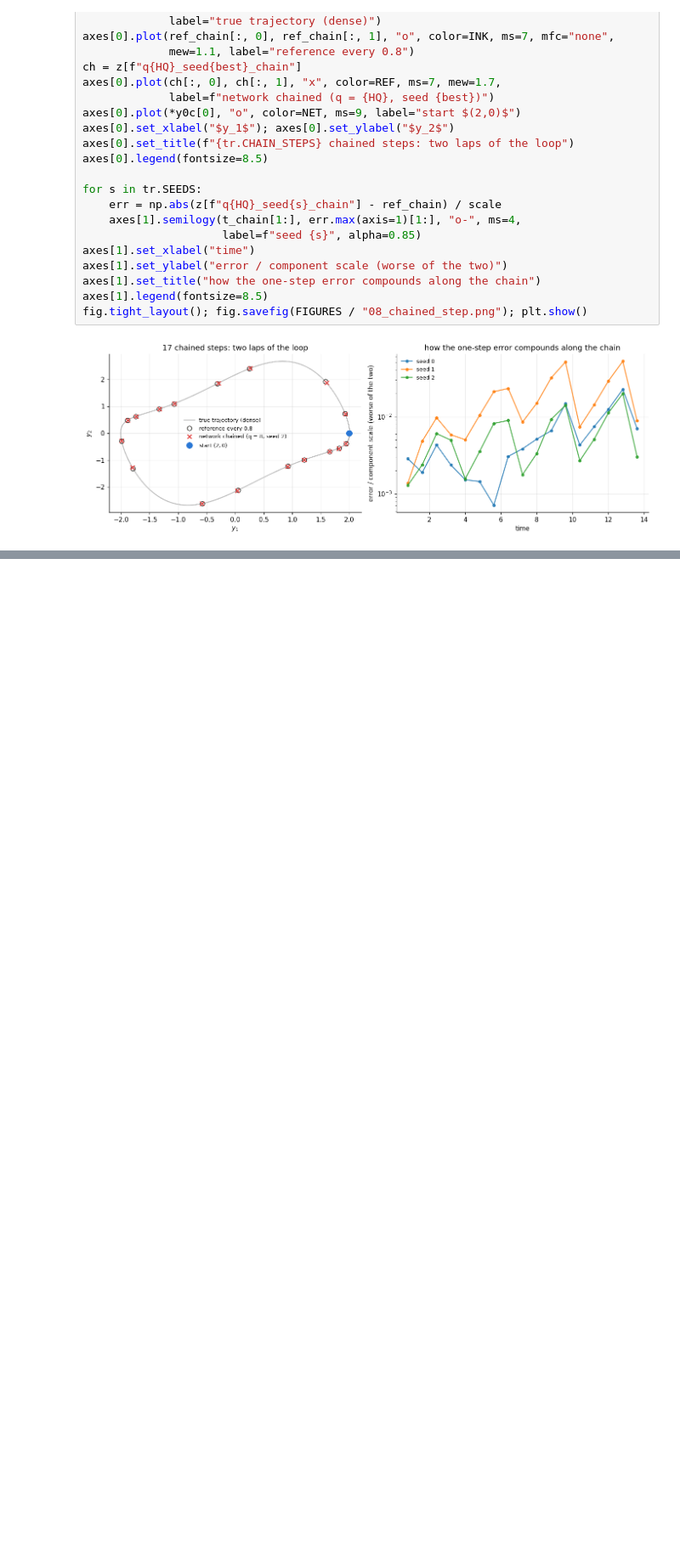
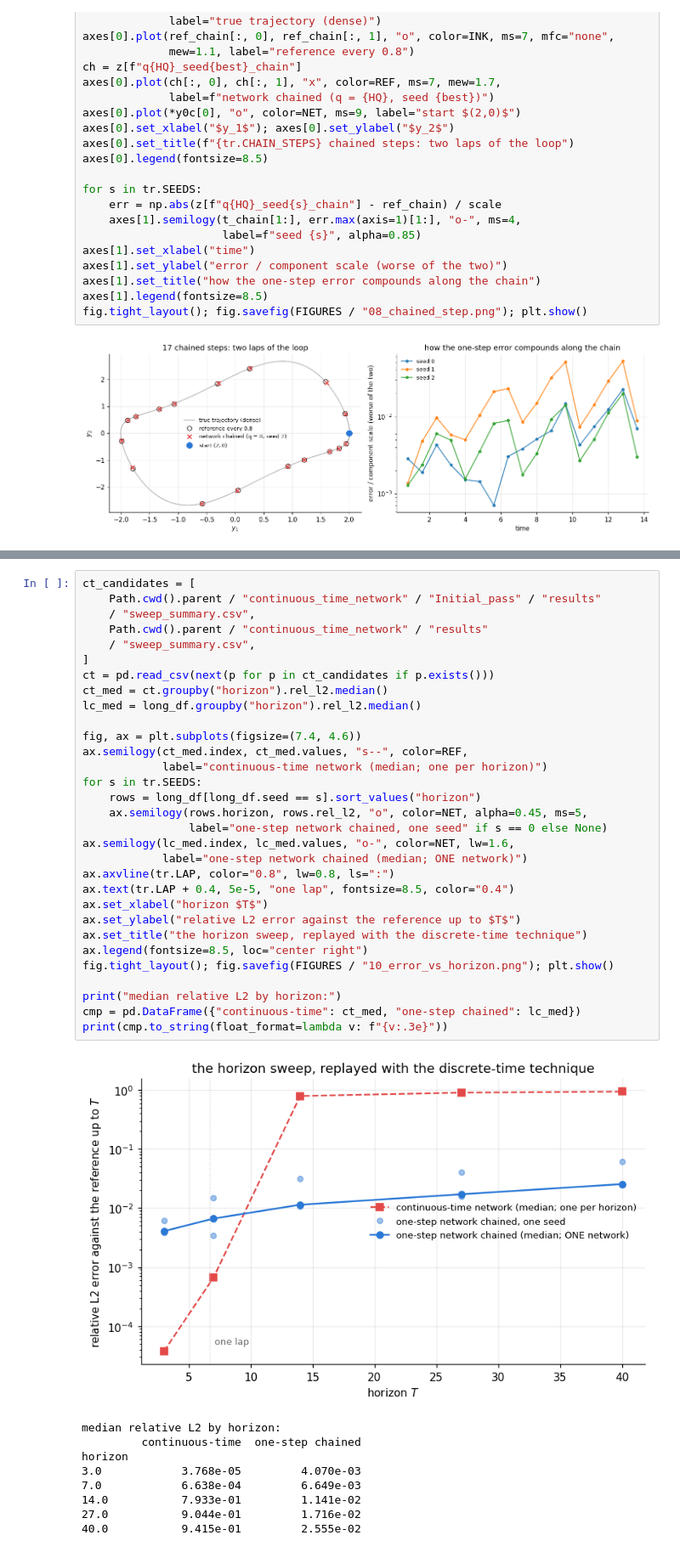
Before and after one commit to GeorgeWilliam1999/Van_Der_Pole, a Jupyter notebook: discrete_time_network/one_step_network.ipynb, the cells around one changed output, grey strips where cells are left out. Shown at 85% size. Drawn from its saved outputs; the diff is of its cells as text; blank space fills up the shorter version.

```diff
--- a/discrete_time_network/one_step_network.ipynb
+++ b/discrete_time_network/one_step_network.ipynb
@@ -443,3 +498,44 @@ fig.tight_layout(); fig.savefig(FIGURES / "08_chained_step.png"); plt.show()
+# %%
+ct_candidates = [
+    Path.cwd().parent / "continuous_time_network" / "Initial_pass" / "results"
+    / "sweep_summary.csv",
+    Path.cwd().parent / "continuous_time_network" / "results"
+    / "sweep_summary.csv",
+]
+ct = pd.read_csv(next(p for p in ct_candidates if p.exists()))
+ct_med = ct.groupby("horizon").rel_l2.median()
+lc_med = long_df.groupby("horizon").rel_l2.median()
+
+fig, ax = plt.subplots(figsize=(7.4, 4.6))
+ax.semilogy(ct_med.index, ct_med.values, "s--", color=REF,
+            label="continuous-time network (median; one per horizon)")
+for s in tr.SEEDS:
+    rows = long_df[long_df.seed == s].sort_values("horizon")
+    ax.semilogy(rows.horizon, rows.rel_l2, "o", color=NET, alpha=0.45, ms=5,
+                label="one-step network chained, one seed" if s == 0 else None)
+ax.semilogy(lc_med.index, lc_med.values, "o-", color=NET, lw=1.6,
+            label="one-step network chained (median; ONE network)")
+ax.axvline(tr.LAP, color="0.8", lw=0.8, ls=":")
+ax.text(tr.LAP + 0.4, 5e-5, "one lap", fontsize=8.5, color="0.4")
+ax.set_xlabel("horizon $T$")
+ax.set_ylabel("relative L2 error against the reference up to $T$")
+ax.set_title("the horizon sweep, replayed with the discrete-time technique")
+ax.legend(fontsize=8.5, loc="center right")
+fig.tight_layout(); fig.savefig(FIGURES / "10_error_vs_horizon.png"); plt.show()
+
+print("median relative L2 by horizon:")
+cmp = pd.DataFrame({"continuous-time": ct_med, "one-step chained": lc_med})
+print(cmp.to_string(float_format=lambda v: f"{v:.3e}"))
+# %% [output]
+[figure, added]
+median relative L2 by horizon:
+         continuous-time  one-step chained
+horizon
+3.0            3.768e-05         4.070e-03
+7.0            6.638e-04         6.649e-03
+14.0           7.933e-01         1.141e-02
+27.0           9.044e-01         1.716e-02
+40.0           9.415e-01         2.555e-02
 # %% [markdown]
 ## Verdict
 
```
Also changed, not shown: parts of 4 cells of this notebook, 9 other files.
